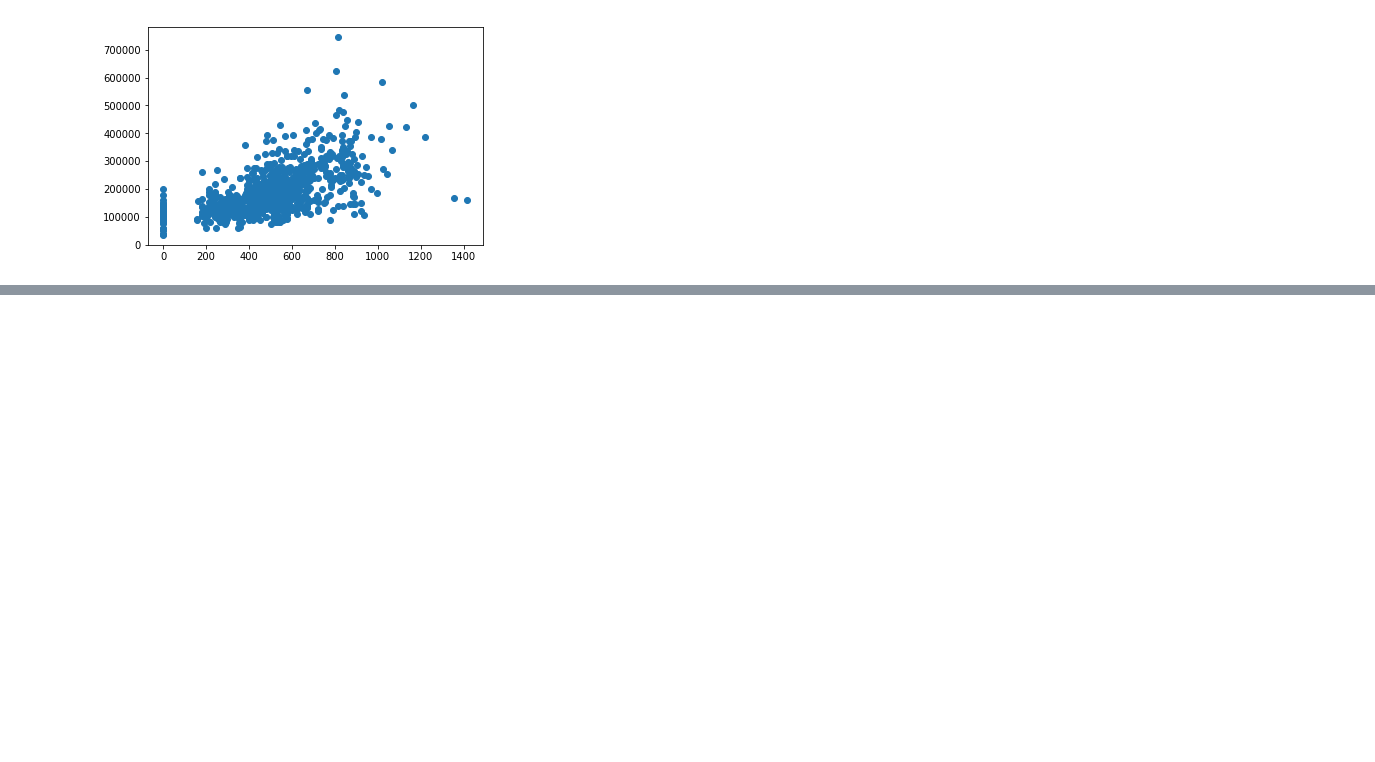
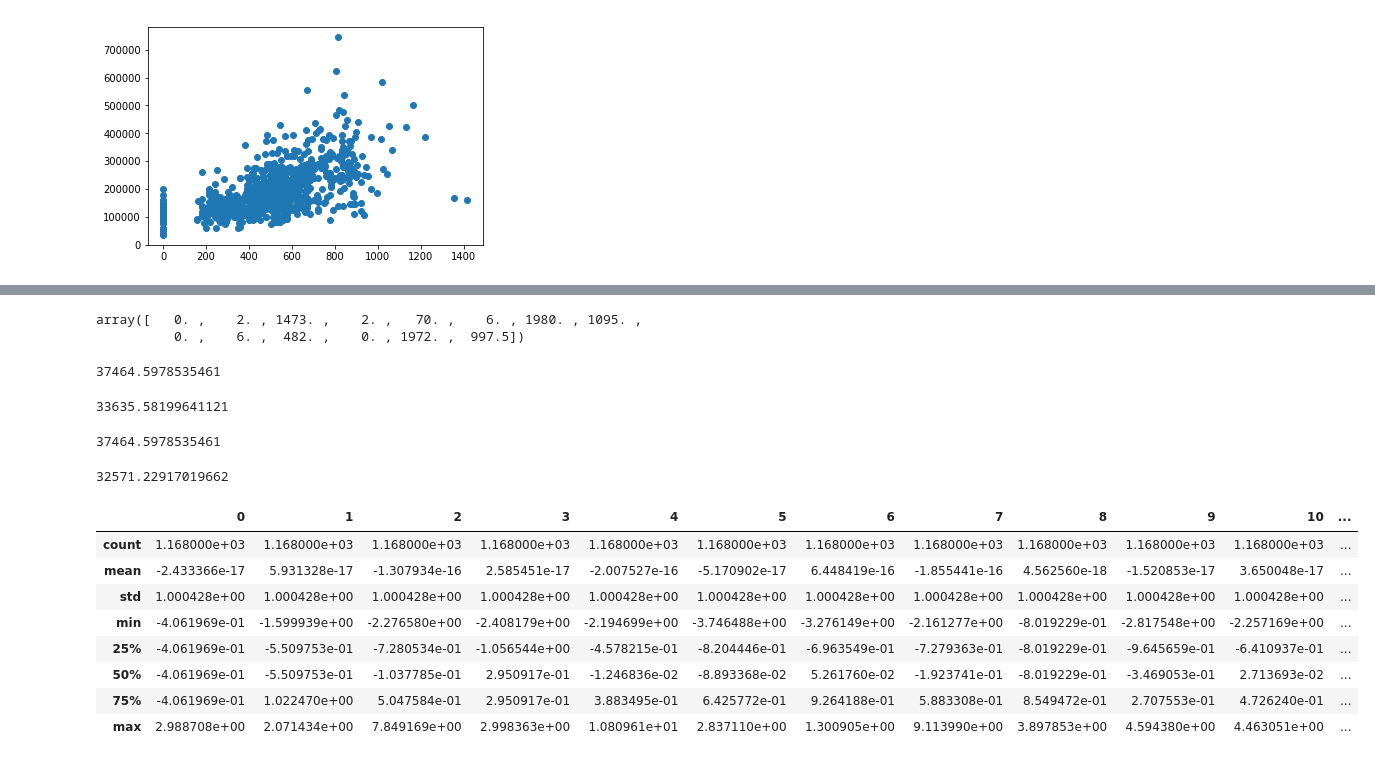
Before and after one commit to Copa6/kaggle-housing-prediction, a Jupyter notebook: house_price_prediction.ipynb, the cells around one changed output, grey strips where cells are left out. Drawn from its saved outputs; the diff is of its cells as text; code cells hidden in the pictures; blank space fills up the shorter version.

```diff
--- a/house_price_prediction.ipynb
+++ b/house_price_prediction.ipynb
@@ -370,0 +428,11 @@ See the caveats in the documentation: http://pandas.pydata.org/pandas-docs/stabl
+# %%
+from sklearn.impute import SimpleImputer
+imputer = SimpleImputer(strategy="median")
+
+imputer.fit(train_data)
+imputer.statistics_
+# %% [output]
+array([   0. ,    2. , 1473. ,    2. ,   70. ,    6. , 1980. , 1095. ,
+          0. ,    6. ,  482. ,    0. , 1972. ,  997.5])
+# %%
+train_data_tr = imputer.transform(train_data)
@@ -370,0 +442,15 @@ See the caveats in the documentation: http://pandas.pydata.org/pandas-docs/stabl
+# %%
+lm = LinearRegression()
+scores = cross_val_score(lm, train_data_tr, y_train, cv=10, scoring="neg_mean_squared_error")
+rmse = np.mean(np.sqrt(-scores))
+print(rmse)
+# %% [output]
+37464.5978535461
+# %%
+from sklearn.ensemble import RandomForestRegressor
+rf = RandomForestRegressor(n_estimators=10)
+scores = cross_val_score(rf, train_data_tr, y_train, cv=10, scoring="neg_mean_squared_error")
+rmse = np.mean(np.sqrt(-scores))
+print(rmse)
+# %% [output]
+33635.58199641121
@@ -370,0 +462,26 @@ See the caveats in the documentation: http://pandas.pydata.org/pandas-docs/stabl
+# %%
+from sklearn.preprocessing import StandardScaler
+scaler = StandardScaler()
+scaler.fit(train_data_tr)
+train_data_scaled = scaler.transform(train_data_tr)
+
+lm2 = LinearRegression()
+rf2 = RandomForestRegressor()
+
+cross_validate_model(lm2, train_data_scaled)
+cross_validate_model(rf2, train_data_scaled)
+# %% [output]
+37464.5978535461
+32571.22917019662
+# %%
+pd.DataFrame(train_data_scaled).describe()
+# %% [output]
+|  | 0 | 1 | 2 | 3 | 4 | 5 | 6 | 7 | 8 | 9 | 10 | ... |
+| count | 1.168000e+03 | 1.168000e+03 | 1.168000e+03 | 1.168000e+03 | 1.168000e+03 | 1.168000e+03 | 1.168000e+03 | 1.168000e+03 | 1.168000e+03 | 1.168000e+03 | 1.168000e+03 | ... |
+| mean | -2.433366e-17 | 5.931328e-17 | -1.307934e-16 | 2.585451e-17 | -2.007527e-16 | -5.170902e-17 | 6.448419e-16 | -1.855441e-16 | 4.562560e-18 | -1.520853e-17 | 3.650048e-17 | ... |
+| std | 1.000428e+00 | 1.000428e+00 | 1.000428e+00 | 1.000428e+00 | 1.000428e+00 | 1.000428e+00 | 1.000428e+00 | 1.000428e+00 | 1.000428e+00 | 1.000428e+00 | 1.000428e+00 | ... |
+| min | -4.061969e-01 | -1.599939e+00 | -2.276580e+00 | -2.408179e+00 | -2.194699e+00 | -3.746488e+00 | -3.276149e+00 | -2.161277e+00 | -8.019229e-01 | -2.817548e+00 | -2.257169e+00 | ... |
+| 25% | -4.061969e-01 | -5.509753e-01 | -7.280534e-01 | -1.056544e+00 | -4.578215e-01 | -8.204446e-01 | -6.963549e-01 | -7.279363e-01 | -8.019229e-01 | -9.645659e-01 | -6.410937e-01 | ... |
+| 50% | -4.061969e-01 | -5.509753e-01 | -1.037785e-01 | 2.950917e-01 | -1.246836e-02 | -8.893368e-02 | 5.261760e-02 | -1.923741e-01 | -8.019229e-01 | -3.469053e-01 | 2.713693e-02 | ... |
+| 75% | -4.061969e-01 | 1.022470e+00 | 5.047584e-01 | 2.950917e-01 | 3.883495e-01 | 6.425772e-01 | 9.264188e-01 | 5.883308e-01 | 8.549472e-01 | 2.707553e-01 | 4.726240e-01 | ... |
+| max | 2.988708e+00 | 2.071434e+00 | 7.849169e+00 | 2.998363e+00 | 1.080961e+01 | 2.837110e+00 | 1.300905e+00 | 9.113990e+00 | 3.897853e+00 | 4.594380e+00 | 4.463051e+00 | ... |
```
Also changed, not shown: parts of 13 cells of this notebook, 1 other file.
